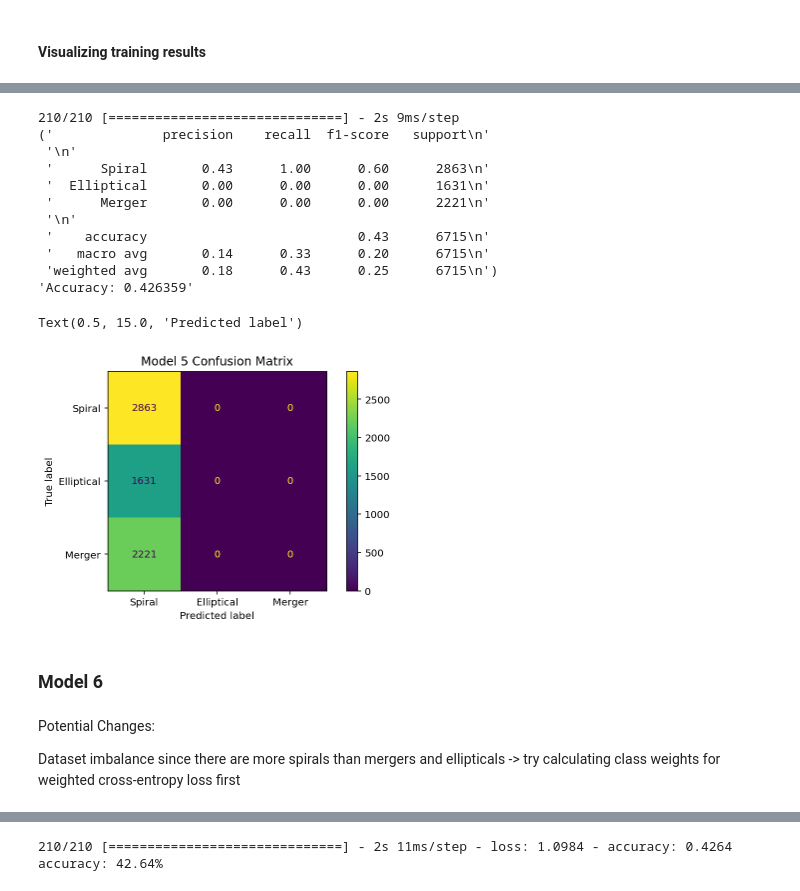
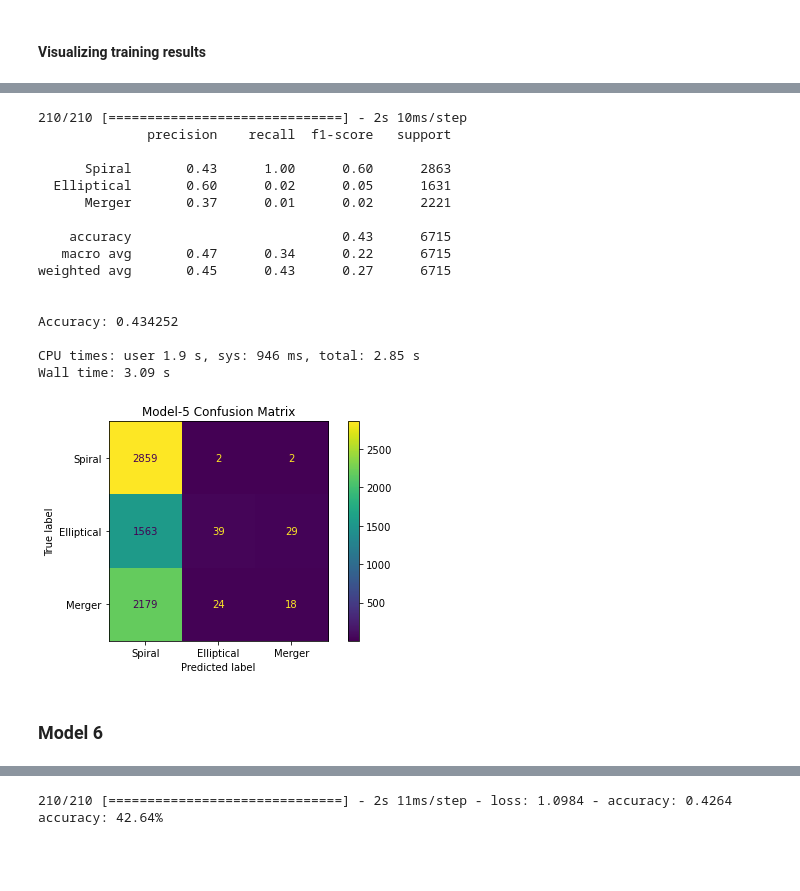
Before and after one commit to marinadunn/thesis, a Jupyter notebook: LSST.ipynb, the cells around one changed output, grey strips where cells are left out. Cells and saved outputs as stored; diff of their text form; code cells hidden in the pictures; blank space fills up the shorter version.

```diff
--- a/LSST.ipynb
+++ b/LSST.ipynb
@@ -790,4 +793 @@ es = [EarlyStopping(monitor='val_loss', mode='min', verbose=1, patience=5),
-# %%
-batch_size = 128
-NUM_EPOCH = 100
 # %%
@@ -1044,4 +967 @@ es = [EarlyStopping(monitor='val_loss', mode='min', verbose=1, patience=5),
-# %%
-batch_size = 128
-NUM_EPOCH = 100
 # %%
@@ -1234,12 +1372,12 @@ es = [EarlyStopping(monitor='val_loss', mode='min', verbose=1, patience=5),
-# %%
-batch_size = 128
-NUM_EPOCH = 100
 # %%
-history5 = model5.fit(image_gen_train_Y10,
+%%time
+# Train model
+history5 = model5.fit(X_train_10, Y_train,
                     batch_size = batch_size,
                     epochs = NUM_EPOCH,
-                    validation_data= image_gen_valid_Y10,
-                    shuffle = shuffle,
+                    validation_data = (X_valid_10, Y_valid),
+                    shuffle = True,
+                    class_weight = class_weights,
                     verbose = 1,
                     callbacks = es
             )
@@ -1347,34 +1435,22 @@ axis1.legend(loc='lower left')
 # %%
-y_pred = model5.predict(X_test_10)
-y_pred = np.argmax(y_pred, axis=1)
-y_test = np.argmax(Y_test, axis=1)
-
-# Classification report
-classification_metrics = classification_report(y_test, y_pred, target_names=class_names)
-pprint(classification_metrics)
-
-# accuracy: (tp + tn) / (p + n)
-accuracy = accuracy_score(y_test, y_pred)
-pprint('Accuracy: %f' % accuracy)
-
-cm = confusion_matrix(y_test, y_pred)
-cd = ConfusionMatrixDisplay(cm, display_labels=class_names)
-cd.plot()
-plt.title('Model 5 Confusion Matrix')
-plt.tight_layout()
-plt.ylabel('True label')
-plt.xlabel('Predicted label')
+%%time
+# show performance stats
+make_stats(model5, X_test_10, Y_test)
 # %% [output]
-210/210 [==============================] - 2s 9ms/step
-('              precision    recall  f1-score   support\n'
- '\n'
- '      Spiral       0.43      1.00      0.60      2863\n'
- '  Elliptical       0.00      0.00      0.00      1631\n'
- '      Merger       0.00      0.00      0.00      2221\n'
- '\n'
- '    accuracy                           0.43      6715\n'
- '   macro avg       0.14      0.33      0.20      6715\n'
- 'weighted avg       0.18      0.43      0.25      6715\n')
-'Accuracy: 0.426359'
+210/210 [==============================] - 2s 10ms/step
+              precision    recall  f1-score   support
+
+      Spiral       0.43      1.00      0.60      2863
+  Elliptical       0.60      0.02      0.05      1631
+      Merger       0.37      0.01      0.02      2221
+
+    accuracy                           0.43      6715
+   macro avg       0.47      0.34      0.22      6715
+weighted avg       0.45      0.43      0.27      6715
+
+
+Accuracy: 0.434252
+
+CPU times: user 1.9 s, sys: 946 ms, total: 2.85 s
+Wall time: 3.09 s
-Text(0.5, 15.0, 'Predicted label')
-[figure, old version]
+[figure, new version]
@@ -1414,6 +1457,2 @@ plot_grad_flow(model.named_parameters())
 # %% [markdown]
 ### Model 6
-# %% [markdown]
-Potential Changes:
-
-Dataset imbalance since there are more spirals than mergers and ellipticals -> try calculating class weights for weighted cross-entropy loss first
```
Also changed, not shown: parts of 149 cells of this notebook.
